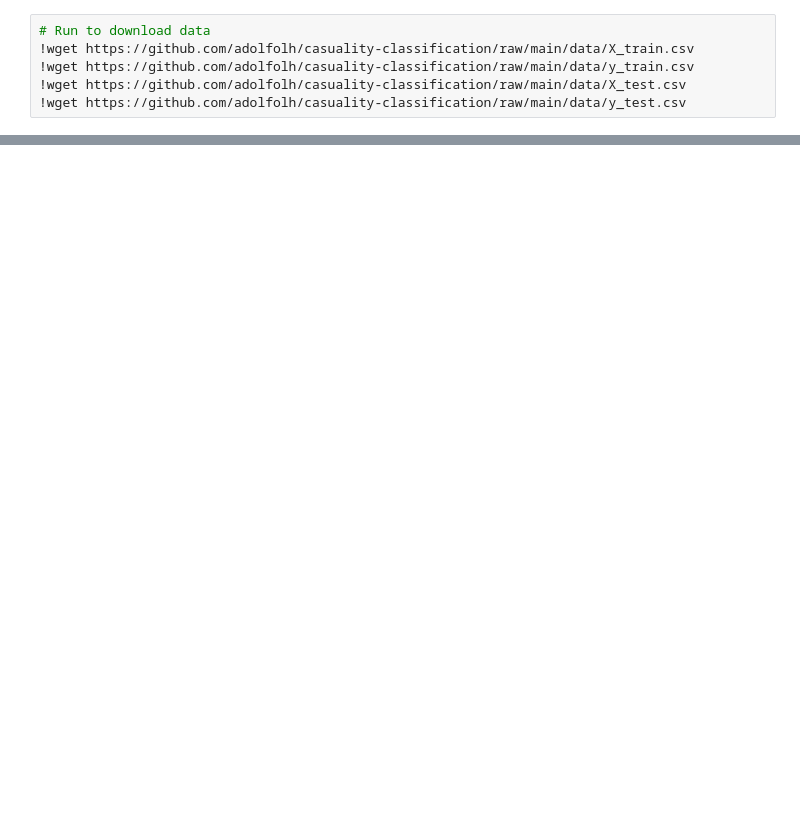
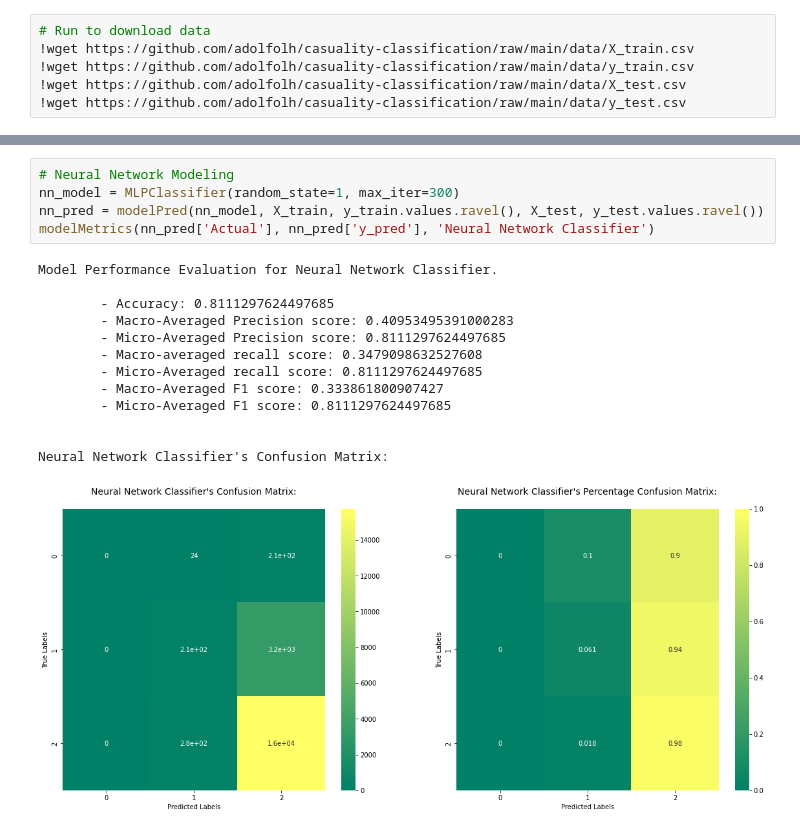
Before and after one commit to adolfolh/casualty-classification, a Jupyter notebook: modelling.ipynb, the cells around one changed output, grey strips where cells are left out. Drawn from its saved outputs; the diff is of its cells as text; blank space fills up the shorter version.

```diff
--- a/modelling.ipynb
+++ b/modelling.ipynb
@@ -48,0 +239,19 @@ Accuracy: 0.7615341573833867
+# %%
+# Neural Network Modeling
+nn_model = MLPClassifier(random_state=1, max_iter=300)
+nn_pred = modelPred(nn_model, X_train, y_train.values.ravel(), X_test, y_test.values.ravel())
+modelMetrics(nn_pred['Actual'], nn_pred['y_pred'], 'Neural Network Classifier')
+# %% [output]
+Model Performance Evaluation for Neural Network Classifier.
+
+        - Accuracy: 0.8111297624497685
+        - Macro-Averaged Precision score: 0.40953495391000283
+        - Micro-Averaged Precision score: 0.8111297624497685
+        - Macro-averaged recall score: 0.3479098632527608
+        - Micro-Averaged recall score: 0.8111297624497685
+        - Macro-Averaged F1 score: 0.333861800907427
+        - Micro-Averaged F1 score: 0.8111297624497685
+
+
+Neural Network Classifier's Confusion Matrix:
+[figure, added]
```
Also changed, not shown: parts of 13 cells of this notebook.
